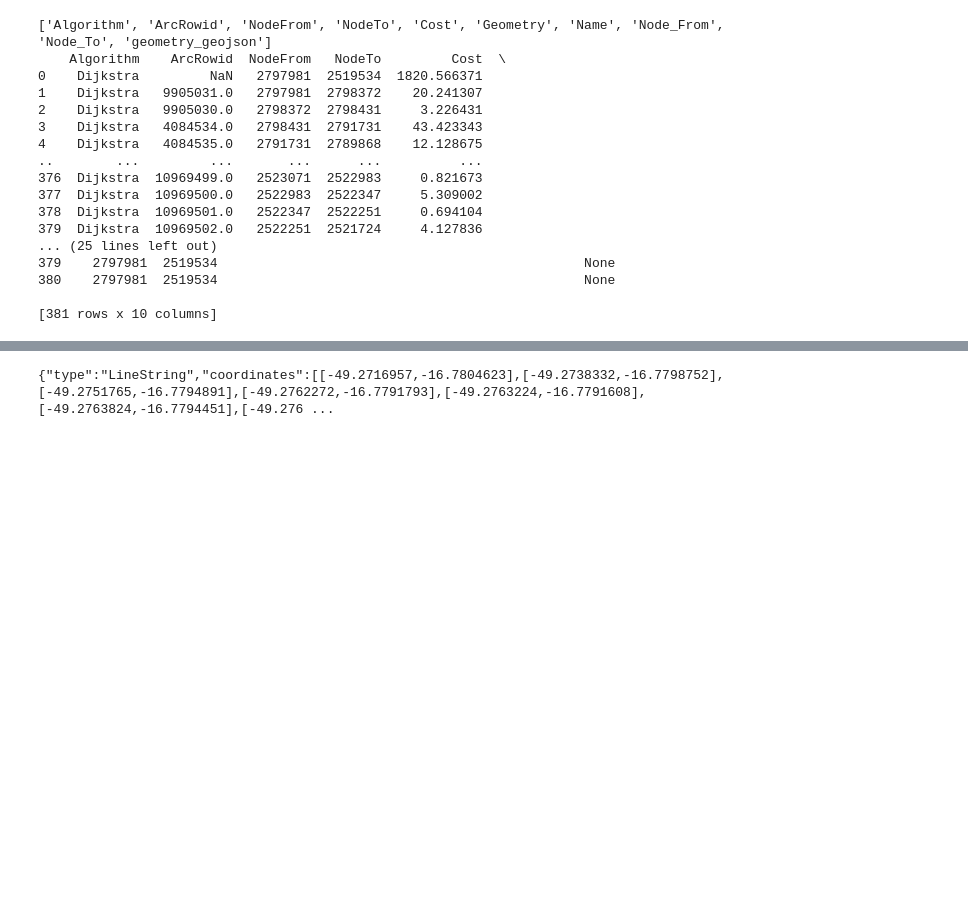
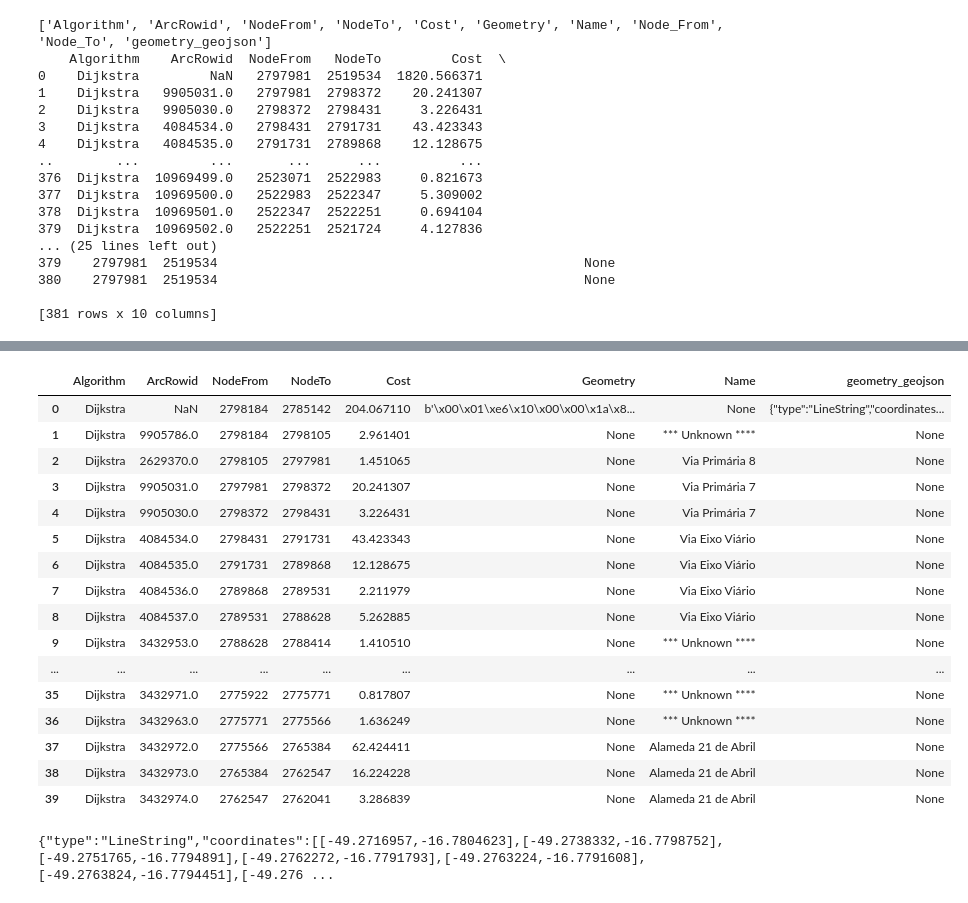
Before and after one commit to JohnHeberty/Easy-Router-Machine, a Jupyter notebook: dev/dev.ipynb, the cells around one changed output, grey strips where cells are left out. Drawn from its saved outputs; the diff is of its cells as text; code cells hidden in the pictures; blank space fills up the shorter version.

```diff
--- a/dev/dev.ipynb
+++ b/dev/dev.ipynb
@@ -133,3 +203,23 @@ df
+# %%
+df_total
+# %% [output]
+|  | Algorithm | ArcRowid | NodeFrom | NodeTo | Cost | Geometry | Name | geometry_geojson |
+| 0 | Dijkstra | NaN | 2798184 | 2785142 | 204.067110 | b'\x00\x01\xe6\x10\x00\x00\x1a\x8... | None | {"type":"LineString","coordinates... |
+| 1 | Dijkstra | 9905786.0 | 2798184 | 2798105 | 2.961401 | None | *** Unknown **** | None |
+| 2 | Dijkstra | 2629370.0 | 2798105 | 2797981 | 1.451065 | None | Via Primária 8 | None |
+| 3 | Dijkstra | 9905031.0 | 2797981 | 2798372 | 20.241307 | None | Via Primária 7 | None |
+| 4 | Dijkstra | 9905030.0 | 2798372 | 2798431 | 3.226431 | None | Via Primária 7 | None |
+| 5 | Dijkstra | 4084534.0 | 2798431 | 2791731 | 43.423343 | None | Via Eixo Viário | None |
+| 6 | Dijkstra | 4084535.0 | 2791731 | 2789868 | 12.128675 | None | Via Eixo Viário | None |
+| 7 | Dijkstra | 4084536.0 | 2789868 | 2789531 | 2.211979 | None | Via Eixo Viário | None |
+| 8 | Dijkstra | 4084537.0 | 2789531 | 2788628 | 5.262885 | None | Via Eixo Viário | None |
+| 9 | Dijkstra | 3432953.0 | 2788628 | 2788414 | 1.410510 | None | *** Unknown **** | None |
+| ... | ... | ... | ... | ... | ... | ... | ... | ... |
+| 35 | Dijkstra | 3432971.0 | 2775922 | 2775771 | 0.817807 | None | *** Unknown **** | None |
+| 36 | Dijkstra | 3432963.0 | 2775771 | 2775566 | 1.636249 | None | *** Unknown **** | None |
+| 37 | Dijkstra | 3432972.0 | 2775566 | 2765384 | 62.424411 | None | Alameda 21 de Abril | None |
+| 38 | Dijkstra | 3432973.0 | 2765384 | 2762547 | 16.224228 | None | Alameda 21 de Abril | None |
+| 39 | Dijkstra | 3432974.0 | 2762547 | 2762041 | 3.286839 | None | Alameda 21 de Abril | None |
 # %%
 geojson_str = df['geometry_geojson'].dropna().iloc[0]
 print(geojson_str)
```
Also changed, not shown: parts of 3 cells of this notebook, 10 other files.
